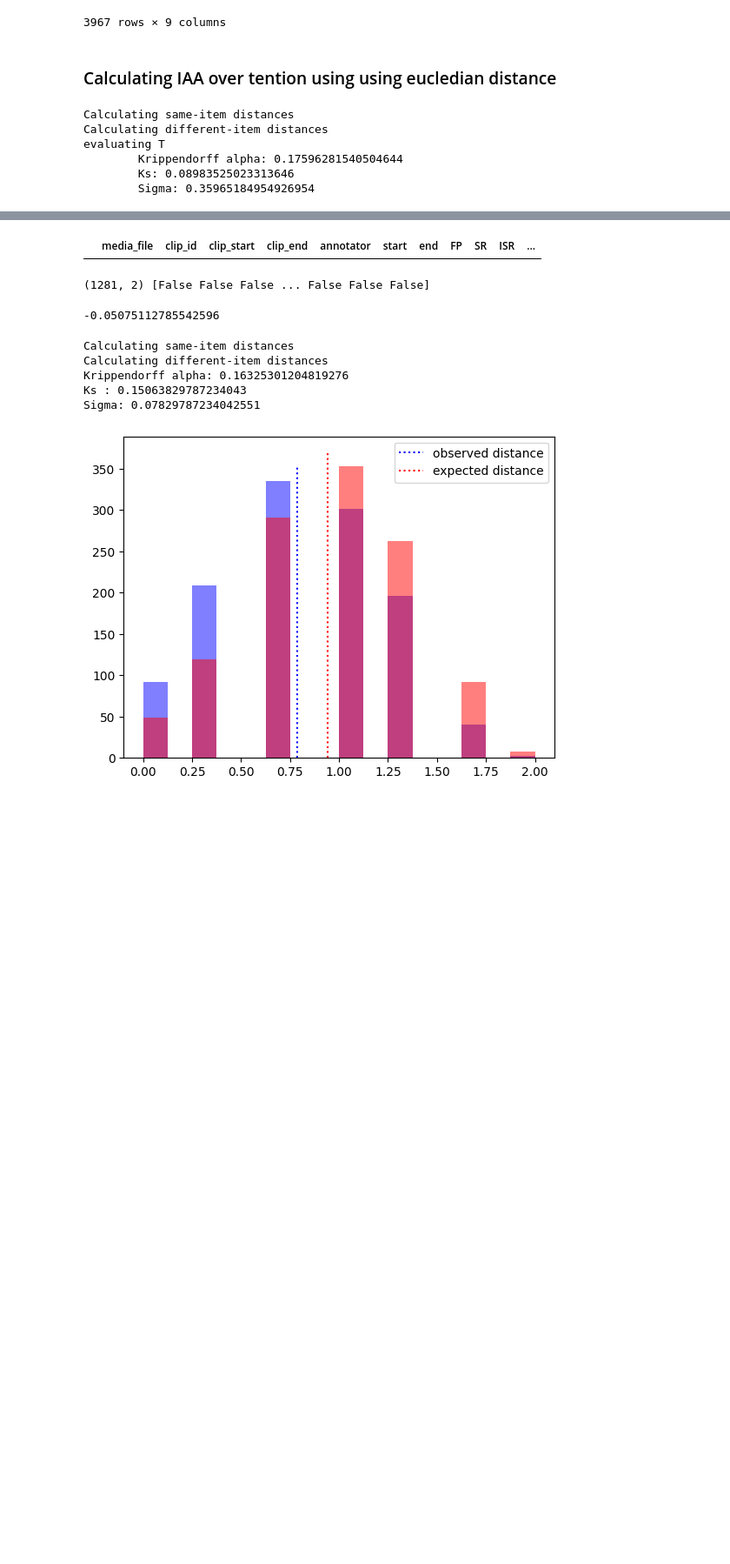
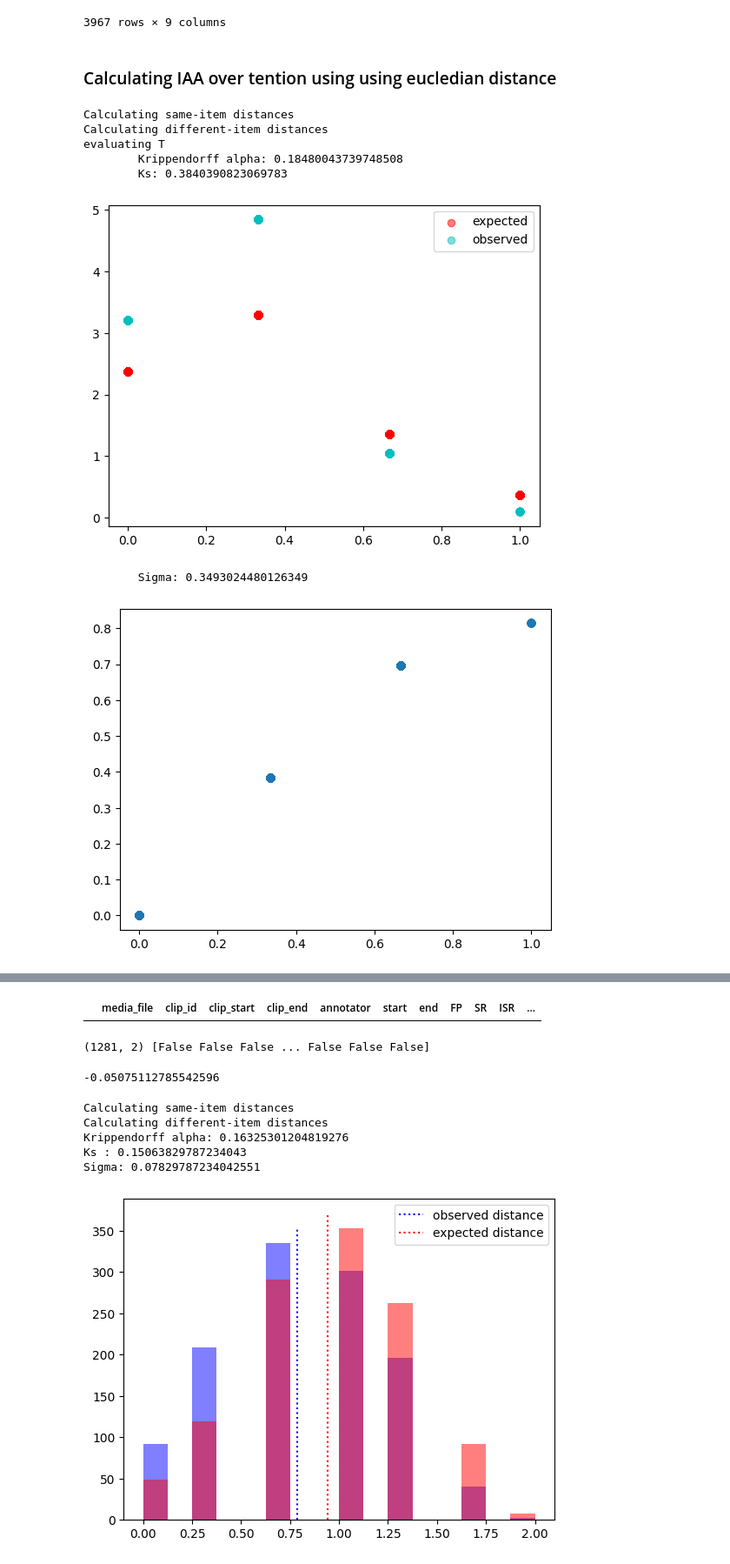
Before and after one commit to rufaelfekadu/Stutter-detection, a Jupyter notebook: notebooks/our_annotations.ipynb, the cells around one changed output, grey strips where cells are left out. Shown at 87% size. Saved outputs shown, nothing was run; the diff lists cells and outputs as text; code cells hidden in the pictures; blank space fills up the shorter version.

```diff
--- a/notebooks/our_annotations.ipynb
+++ b/notebooks/our_annotations.ipynb
@@ -46,6 +46,9 @@ def iou(a:Vector, b: Vector):
     intersection = max(0, min(a.end, b.end) - max(a.start, b.start))
     union = len(a) + len(b) - intersection
     return intersection / union
+
+def simple_distance(a, b):
+    return abs(a - b)
 
 def precision(a, b):
     true_positive = a==b
@@ -246,6 +249,6 @@ def plot_ann(data):
     # plt.title(data['origItemID'].values[0])
     plt.show()
 
-grannodf['annotator_id'] = grannodf['annotator'].astype('category').cat.codes
-# grannodf['timeVr'] = grannodf['annotations'].apply(lambda x: x[0])
-grannodf.iloc[:100].groupby('origItemID').apply(plot_ann)
+# grannodf['annotator_id'] = grannodf['annotator'].astype('category').cat.codes
+# # grannodf['timeVr'] = grannodf['annotations'].apply(lambda x: x[0])
+# grannodf.iloc[:100].groupby('origItemID').apply(plot_ann)
@@ -510,26 +510,20 @@ def expand_df(aggregated_annotations, item_col, annotator_col):
 # %%
-label_columns = ['SR','ISR','MUR','P','B', 'V', 'FG', 'HM', 'ME']
-from stutter.utils import LabelMap
-label_map = LabelMap()
-def get_class_Value(row, c):
-    class_idx = label_map.labeltoidx[c]
-    return label_map.labelfromstr(row)[class_idx]
 
 def simple_distance(x, y):
     return 1 if x != y else 0
 
 for c in label_columns:
-    grannodf_temp =  aggregated_annotations.copy()
+    grannodf_temp =  grannodf.copy()
     grannodf_temp = grannodf_temp[grannodf_temp['annotator'].isin(['A1', 'A2', 'A3'])]
     grannodf_temp['annotator_id'] = grannodf_temp['annotator'].astype('category').cat.codes
-
+    grannodf_temp['newItemID'] = grannodf_temp['newItemID'].astype('category').cat.codes
     grannodf_temp[c] = grannodf_temp['annotations'].apply(lambda x:get_class_Value(x, c))
     # grannodf_temp = expand_df(grannodf_temp, 'newItemID', 'annotator_id')
     iaa_temp = InterAnnotatorAgreement(annodf=grannodf_temp, distance_fn=simple_distance, label_colname=c, item_colname="newItemID", uid_colname="annotator_id")
     iaa_temp.setup()
     print(f'evaluating {c}')
     print(f'\tKrippendorff alpha: {iaa_temp.get_krippendorff_alpha()}')
-    print(f'\tKs: {iaa_temp.get_ks()}')
+    print(f'\tKs: {iaa_temp.get_ks(fast=False)}')
     print(f'\tSigma: {iaa_temp.get_sigma()}')
 # %% [output]
 Calculating same-item distances
@@ -606,24 +680,31 @@ grannodf
 # %% [markdown]
 ### Calculating IAA over tention using using eucledian distance
 # %%
-grannodf.head()
+def rmse(x, y):
+    x = x/3
+    y = y/3
+    return np.sqrt(np.mean((x - y) ** 2))
+
 def euclidean_distances(x, y):
-    return np.linalg.norm(x - y)
+    return rmse(x, y)
 
 grannodf_temp =  grannodf.copy()
 grannodf_temp = grannodf[grannodf['annotator'].isin(['A1', 'A2', 'A3'])]
 grannodf_temp['annotator_id'] = grannodf_temp['annotator'].astype('category').cat.codes
+grannodf_temp['newItemID'] = grannodf_temp['newItemID'].astype('category').cat.codes
 grannodf_temp['T'] = grannodf_temp['annotations'].apply(lambda x:get_class_Value(x, 'T'))
-iaa_temp = InterAnnotatorAgreement(annodf=grannodf_temp, distance_fn=euclidean_distances, label_colname=c, item_colname="newItemID", uid_colname="annotator_id")
+iaa_temp = InterAnnotatorAgreement(annodf=grannodf_temp, distance_fn=euclidean_distances, label_colname='T', item_colname="newItemID", uid_colname="annotator_id")
 iaa_temp.setup()
 print(f'evaluating T')
 print(f'\tKrippendorff alpha: {iaa_temp.get_krippendorff_alpha()}')
-print(f'\tKs: {iaa_temp.get_ks()}')
-print(f'\tSigma: {iaa_temp.get_sigma()}')
+print(f'\tKs: {iaa_temp.get_ks(fast=False)}')
+print(f'\tSigma: {iaa_temp.get_sigma(debug=True)}')
 # %% [output]
 Calculating same-item distances
 Calculating different-item distances
 evaluating T
-        Krippendorff alpha: 0.17596281540504644
-        Ks: 0.08983525023313646
-        Sigma: 0.35965184954926954
+        Krippendorff alpha: 0.18480043739748508
+        Ks: 0.3840390823069783
+[figure, added]
+        Sigma: 0.3493024480126349
+[figure, added]
```
Also changed, not shown: parts of 17 cells of this notebook, 35 other files.
